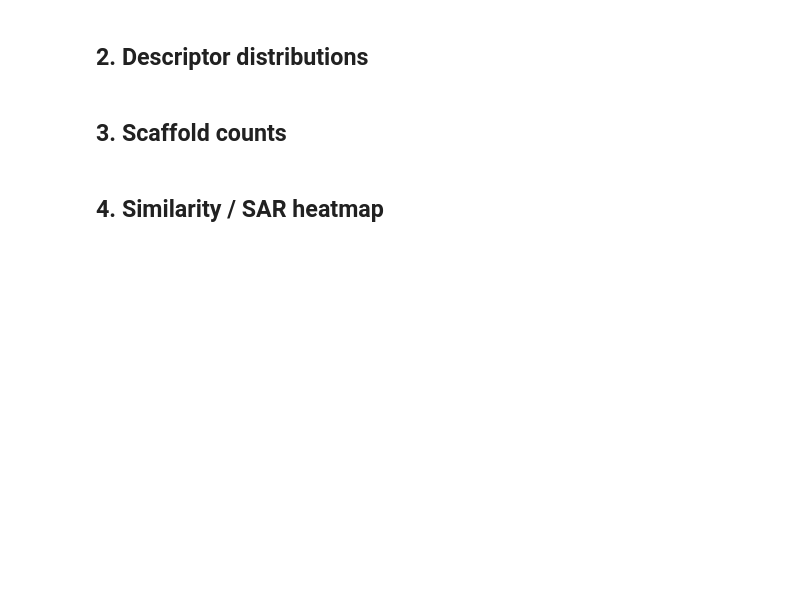
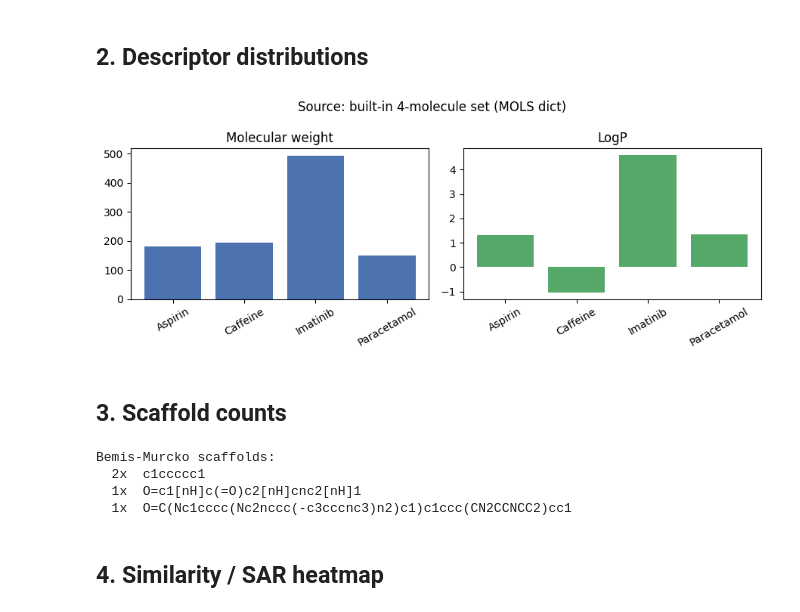
Before and after one commit to IvanReznikov/LangChain4LifeSciencesHealthcare, a Jupyter notebook: notebooks/Chapter 06. LangChain for Chemistry/LC4LSH_Chapter_6_Chemical_Visualization.ipynb, the cells around one changed output. Cells and saved outputs as stored; diff of their text form; code cells hidden in the pictures; blank space fills up the shorter version.

```diff
--- a/notebooks/Chapter 06. LangChain for Chemistry/LC4LSH_Chapter_6_Chemical_Visualization.ipynb
+++ b/notebooks/Chapter 06. LangChain for Chemistry/LC4LSH_Chapter_6_Chemical_Visualization.ipynb
@@ -88,27 +137,39 @@ Draw.MolsToGridImage(mols, molsPerRow=2, subImgSize=(300, 300), legends=list(MOL
 # %%
 import matplotlib.pyplot as plt
 from rdkit.Chem import Descriptors
 
 names = list(MOLS.keys())
 mw = [Descriptors.MolWt(m) for m in mols]
 logp = [Descriptors.MolLogP(m) for m in mols]
 
 fig, ax = plt.subplots(1, 2, figsize=(9, 3.5))
-ax[0].bar(names, mw, color="#4C72B0"); ax[0].set_title("Molecular weight"); ax[0].tick_params(axis="x", rotation=30)
-ax[1].bar(names, logp, color="#55A868"); ax[1].set_title("LogP"); ax[1].tick_params(axis="x", rotation=30)
+ax[0].bar(names, mw, color="#4C72B0")
+ax[0].set_title("Molecular weight")
+ax[0].tick_params(axis="x", rotation=30)
+ax[1].bar(names, logp, color="#55A868")
+ax[1].set_title("LogP")
+ax[1].tick_params(axis="x", rotation=30)
 fig.suptitle("Source: built-in 4-molecule set (MOLS dict)")
-plt.tight_layout(); plt.show()
+plt.tight_layout()
+plt.show()
+# %% [output]
+[figure, added]
 # %% [markdown]
 ## 3. Scaffold counts
 # %%
-from rdkit.Chem.Scaffolds import MurckoScaffolds
+from rdkit.Chem.Scaffolds import MurckoScaffold
 from collections import Counter
 
-scaffolds = [MurckoScaffolds.MurckoScaffoldSmiles(mol=m) for m in mols]
+scaffolds = [MurckoScaffold.MurckoScaffoldSmiles(mol=m) for m in mols]
 counts = Counter(scaffolds)
 print("Bemis-Murcko scaffolds:")
 for scaf, n in counts.items():
     print("  " + str(n) + "x  " + (scaf or "(acyclic)"))
+# %% [output]
+Bemis-Murcko scaffolds:
+  2x  c1ccccc1
+  1x  O=c1[nH]c(=O)c2[nH]cnc2[nH]1
+  1x  O=C(Nc1cccc(Nc2nccc(-c3cccnc3)n2)c1)c1ccc(CN2CCNCC2)cc1
 # %% [markdown]
 ## 4. Similarity / SAR heatmap
 # %%
```
Also changed, not shown: parts of 9 cells of this notebook, 9 other files.
